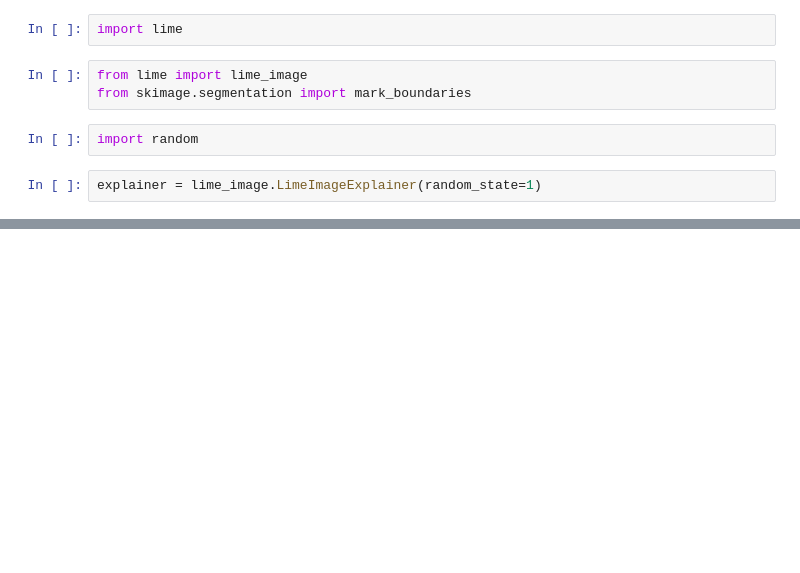
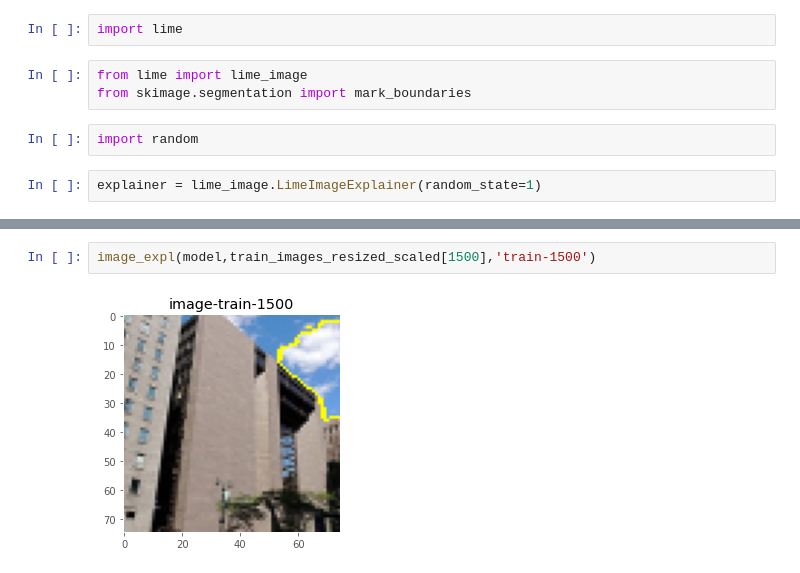
Before and after one commit to Joshua-Hill-Science/Landscapes, a Jupyter notebook: notebooks/exploratory/Warren/Lime.ipynb, the cells around one changed output, grey strips where cells are left out. Saved outputs shown, nothing was run; the diff lists cells and outputs as text; blank space fills up the shorter version.

```diff
--- a/notebooks/exploratory/Warren/Lime.ipynb
+++ b/notebooks/exploratory/Warren/Lime.ipynb
@@ -212,0 +232,4 @@ image_expl(model,50)
+# %%
+image_expl(model,train_images_resized_scaled[1500],'train-1500')
+# %% [output]
+[figure, added]
```
Also changed, not shown: parts of 13 cells of this notebook, 17 other files.
